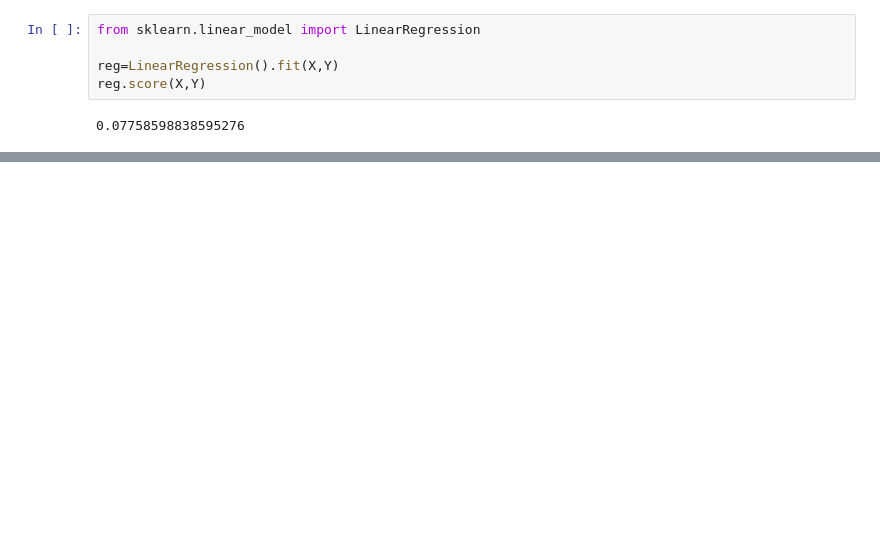
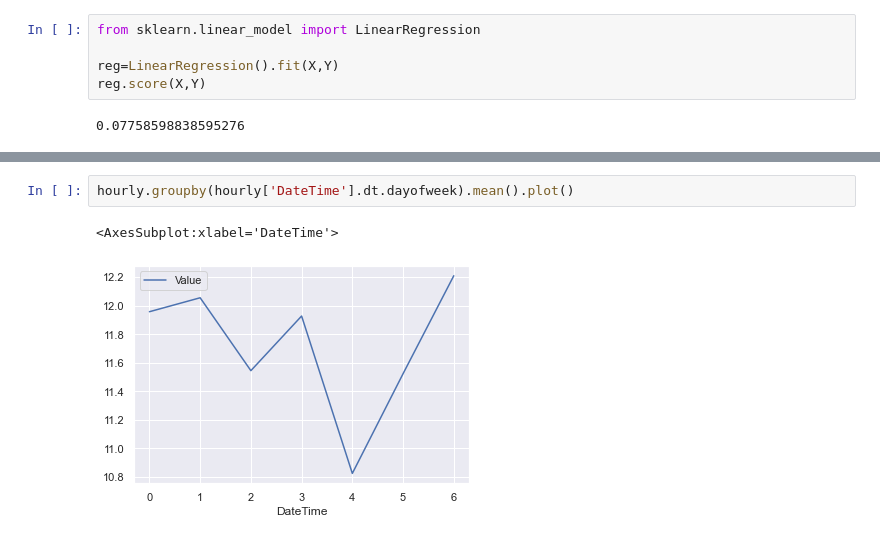
Before and after one commit to yulun-cd/IGS, a Jupyter notebook: DataAnalysis.ipynb, the cells around one changed output, grey strips where cells are left out. Cells and saved outputs as stored; diff of their text form; blank space fills up the shorter version.

```diff
--- a/DataAnalysis.ipynb
+++ b/DataAnalysis.ipynb
@@ -456,0 +596,5 @@ high.corr().round(3)
+# %%
+hourly.groupby(hourly['DateTime'].dt.dayofweek).mean().plot()
+# %% [output]
+<AxesSubplot:xlabel='DateTime'>
+[figure, added]
```
Also changed, not shown: parts of 40 cells of this notebook.
